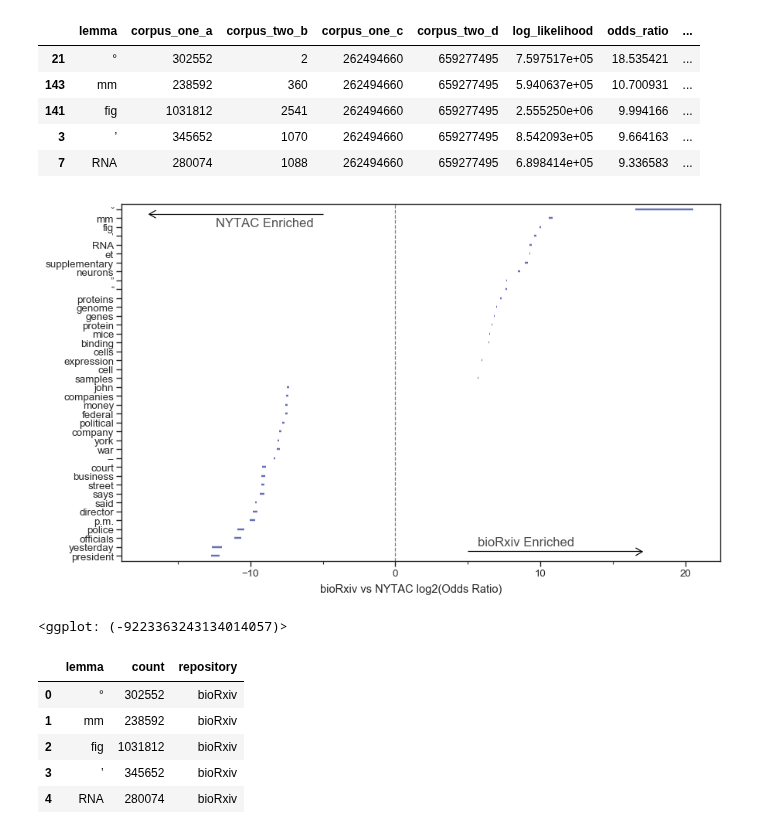
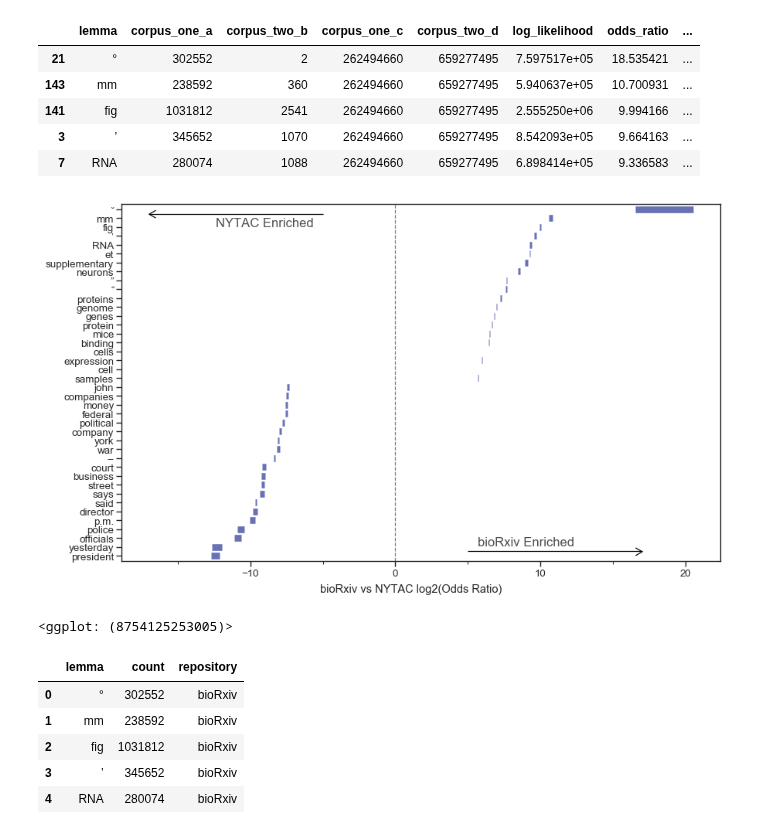
Before and after one commit to greenelab/annorxiver, a Jupyter notebook: biorxiv/corpora_comparison/03_figure_generator.ipynb, the cells around one changed output. Saved outputs shown, nothing was run; the diff lists cells and outputs as text; code cells hidden in the pictures.

Commit message:
Nitpicking figures for paper

```diff
--- a/biorxiv/corpora_comparison/03_figure_generator.ipynb
+++ b/biorxiv/corpora_comparison/03_figure_generator.ipynb
@@ -264,7 +264,7 @@ g = (
     p9.ggplot(
         plot_df, p9.aes(y="lemma", x="lower_odds", xend="upper_odds", yend="lemma")
     )
-    + p9.geom_segment(color="#253494", size=1, alpha=0.7)
+    + p9.geom_segment(color="#253494", size=3.5, alpha=0.7)
     + p9.scale_y_discrete(
         limits=(plot_df.sort_values("odds_ratio", ascending=True).lemma.tolist())
     )
@@ -278,35 +278,35 @@ g = (
         colour="black",
         size=0.5,
         alpha=1,
         arrow=p9.arrow(length=0.1),
     )
     + p9.annotate("text", label="bioRxiv Enriched", x=9, y=2.5, size=12, alpha=0.7)
     + p9.annotate(
         "segment",
         x=-5,
         xend=-17,
         y=39.5,
         yend=39.5,
         colour="black",
         size=0.5,
         alpha=1,
         arrow=p9.arrow(length=0.1),
     )
     + p9.annotate("text", label="NYTAC Enriched", x=-9, y=38.5, size=12, alpha=0.7)
     + p9.theme_seaborn(context="paper", style="ticks", font_scale=1.1, font="Arial")
     + p9.theme(
         figure_size=(10, 6),
         panel_grid_minor=p9.element_blank(),
     )
     + p9.labs(y=None, x="bioRxiv vs NYTAC log2(Odds Ratio)")
 )
 
 g.save("output/svg_files/biorxiv_nytac_frequency_odds.svg")
 g.save("output/svg_files/biorxiv_nytac_frequency_odds.png", dpi=250)
 print(g)
 # %% [output]
-[figure, old version]
+[figure, new version]
-<ggplot: (-9223363243134014057)>
+<ggplot: (8754125253005)>
 # %%
 count_plot_df = create_lemma_count_df(plot_df, "bioRxiv", "NYTAC").assign(
     repository=lambda x: pd.Categorical(
```
Also changed, not shown: parts of 10 cells of this notebook, 17 other files.
